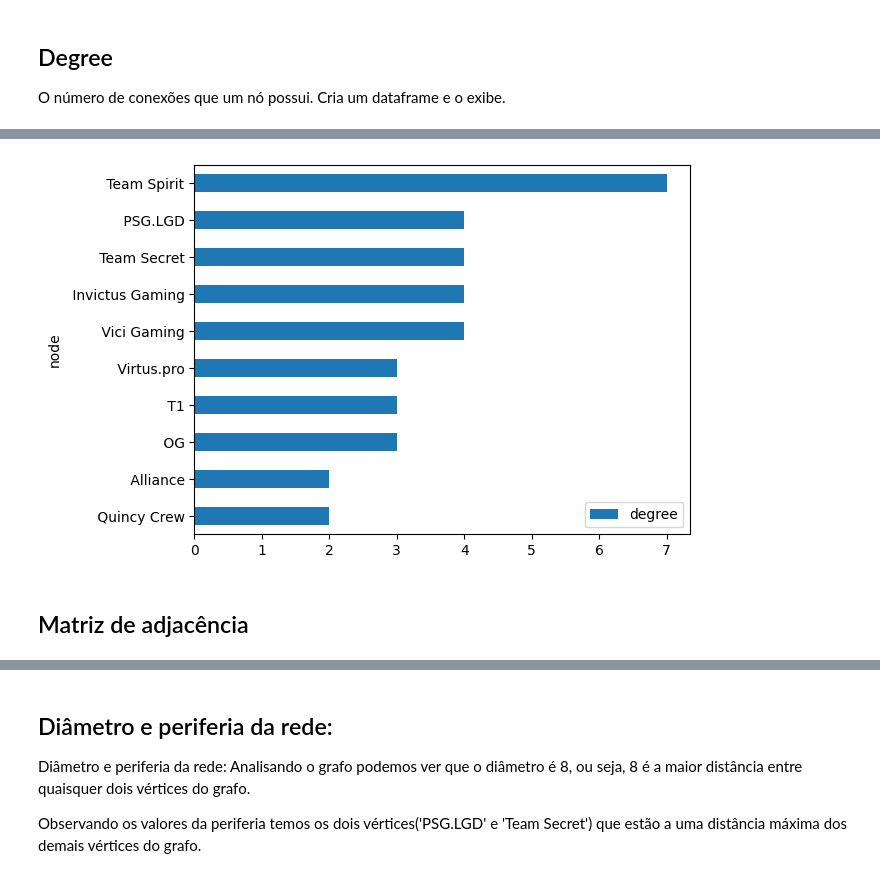
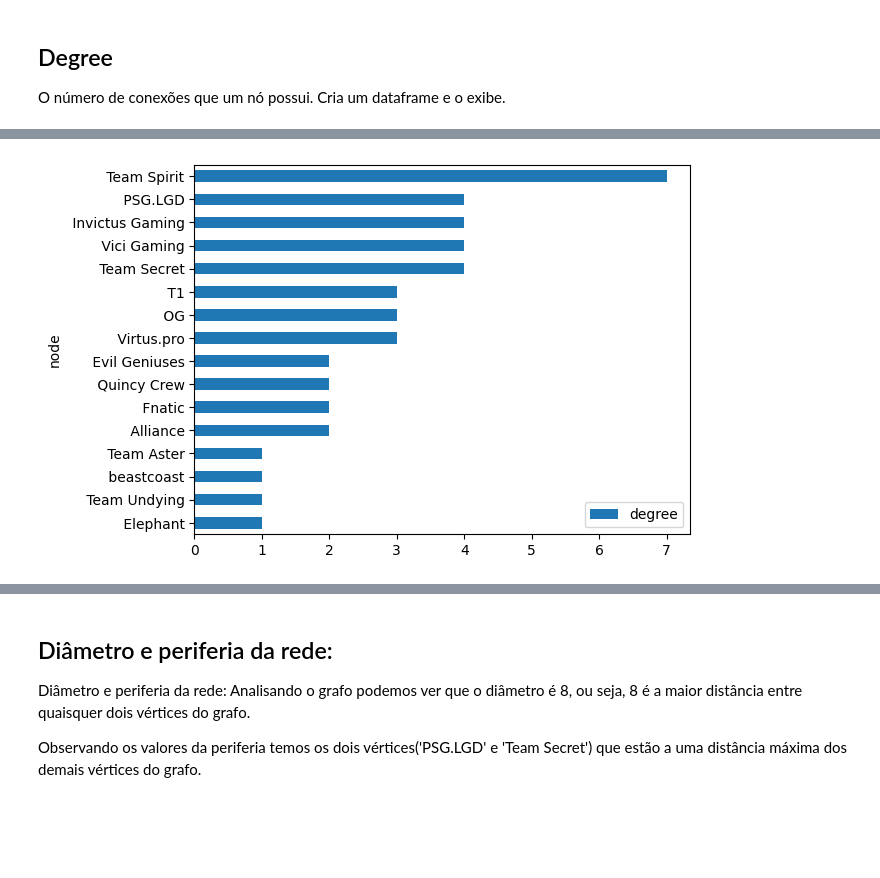
Before and after one commit to TheMatheusDev/network_analysis, a Jupyter notebook: notebooks/06_Network_Analysis_on_TI11_Playoffs.ipynb, the cells around one changed output, grey strips where cells are left out. Drawn from its saved outputs; the diff is of its cells as text; code cells hidden in the pictures; blank space fills up the shorter version.

```diff
--- a/notebooks/06_Network_Analysis_on_TI11_Playoffs.ipynb
+++ b/notebooks/06_Network_Analysis_on_TI11_Playoffs.ipynb
@@ -129,7 +132,5 @@ degree_df
 # %%
-num_nodes_to_inspect = 10
+num_nodes_to_inspect = 16
 degree_df[:num_nodes_to_inspect].plot(x='node', y='degree', kind='barh').invert_yaxis()
 # %% [output]
-[figure, old version]
+[figure, new version]
-# %% [markdown]
-## Matriz de adjacência
```
Also changed, not shown: parts of 9 cells of this notebook, 1 other file.
